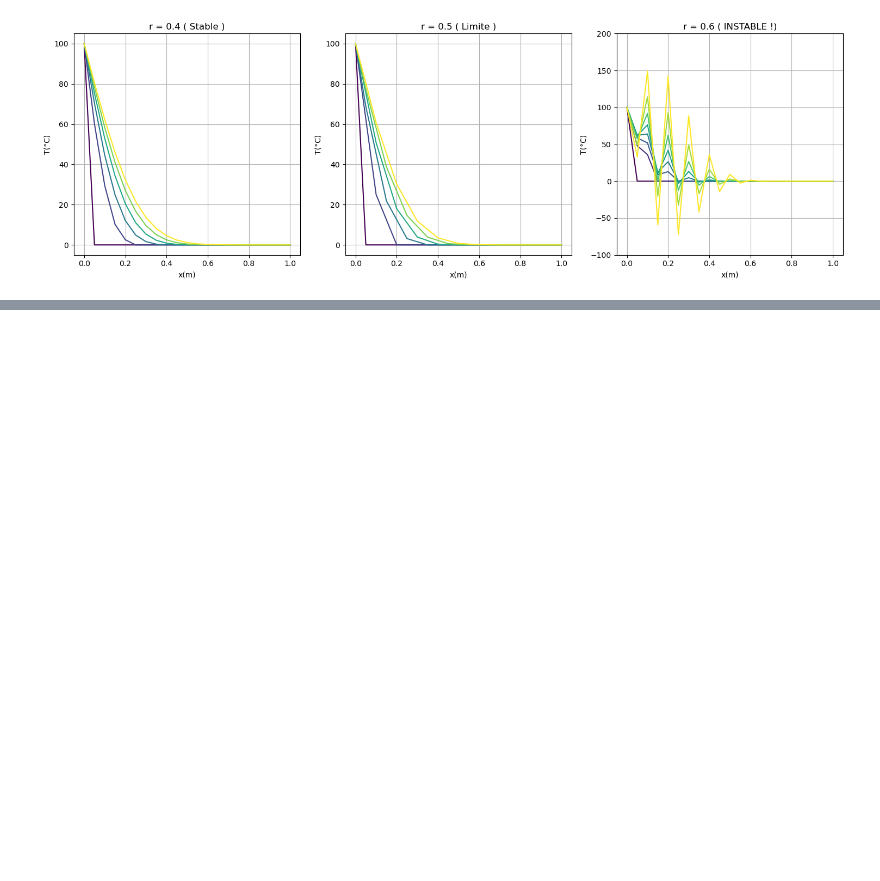
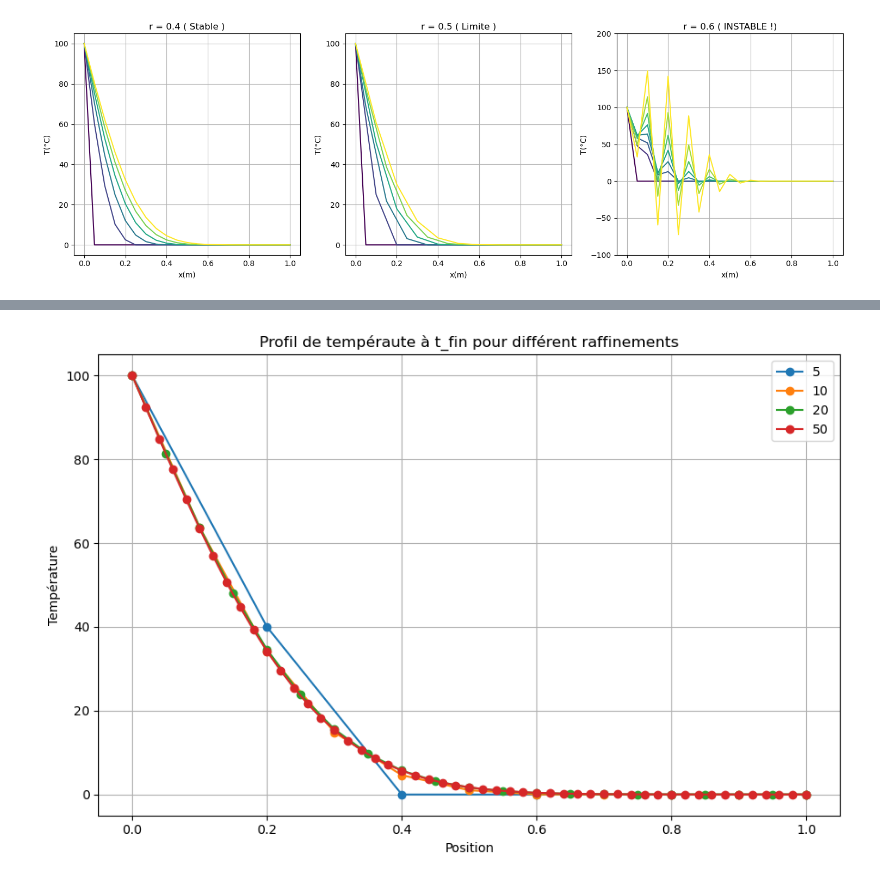
Before and after one commit to Amipha/outils-num, a Jupyter notebook: chaleur.ipynb, the cells around one changed output, grey strips where cells are left out. Saved outputs shown, nothing was run; the diff lists cells and outputs as text; code cells hidden in the pictures; blank space fills up the shorter version.

```diff
--- a/chaleur.ipynb
+++ b/chaleur.ipynb
@@ -139,0 +160,18 @@ plt.show ()
+# %%
+N_values = [5, 10, 20, 50]
+
+fig, ax = plt.subplots(figsize=(9,6))
+
+for N_val in N_values:
+    x_n, t_sv, T_sv = simulation_chaleur_vect(L=1, alpha=1.11e-4, N=N_val, r=0.4, t_fin=200,T_gauche=100, T_droite=0, T_init=0, save_step_frac=1)
+    ax.plot(x_n , T_sv[-1],marker='o', label=f"{N_val}")
+
+ax.set_xlabel("Position")
+ax.set_ylabel("Température")
+ax.set_title("Profil de tempéraute à t_fin pour différent raffinements")
+ax.legend()
+ax.grid()
+plt.tight_layout()
+plt.show()
+# %% [output]
+[figure, added]
```
Also changed, not shown: parts of 1 cell of this notebook.
